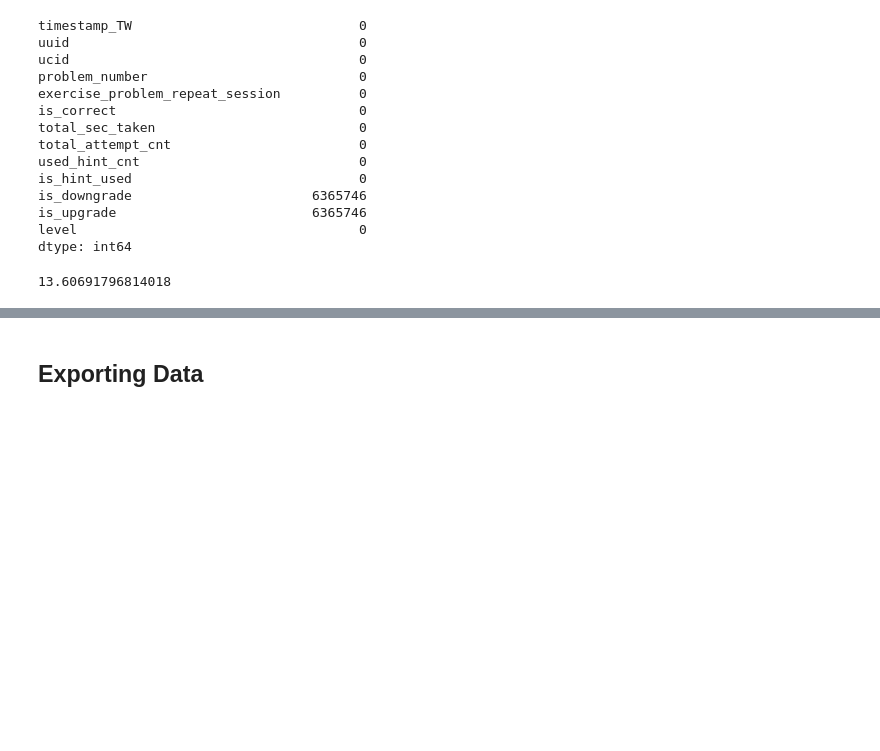
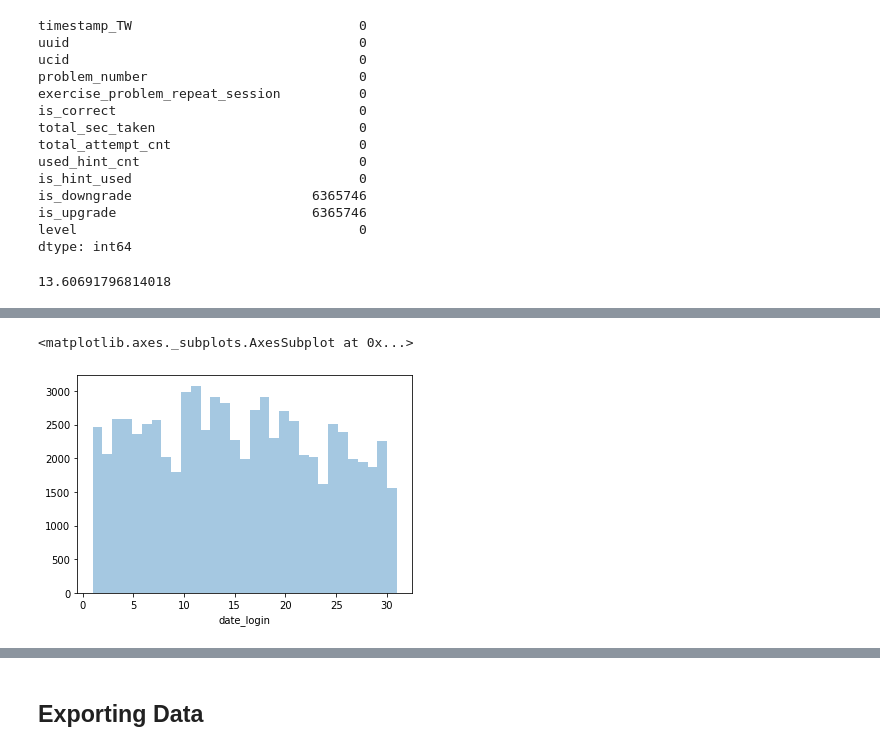
Before and after one commit to likweitan/Assessing-the-Readiness-of-HEI-in-Malaysia-to-Accept-Generation-Alpha, a Jupyter notebook: notebooks/2.1-data-cleaning.ipynb, the cells around one changed output, grey strips where cells are left out. Cells and saved outputs as stored; diff of their text form; code cells hidden in the pictures; blank space fills up the shorter version.

```diff
--- a/notebooks/2.1-data-cleaning.ipynb
+++ b/notebooks/2.1-data-cleaning.ipynb
@@ -157,0 +186,3 @@ log_problem_df = log_problem_df.fillna(False)
+# %%
+info_userdata_df['first_login_date_TW'] = pd.to_datetime(info_userdata_df['first_login_date_TW'], format='%Y-%m-%d')
+info_userdata_df = info_userdata_df.rename(columns = {'first_login_date_TW':'date_login'})
@@ -157,0 +217,4 @@ log_problem_df = log_problem_df.fillna(False)
+# %%
+# get the day of the month from the date_parsed column
+day_of_month_userdata = info_userdata_df['date_login'].dt.day
+day_of_month_userdata.head()
@@ -157,0 +229,9 @@ log_problem_df = log_problem_df.fillna(False)
+# %%
+# remove na's
+day_of_month_userdata = day_of_month_userdata.dropna()
+
+# plot the day of the month
+sns.distplot(day_of_month_userdata, kde=False, bins=31)
+# %% [output]
+<matplotlib.axes._subplots.AxesSubplot at 0x...>
+[figure, added]
```
Also changed, not shown: parts of 16 cells of this notebook, 3 other files.
